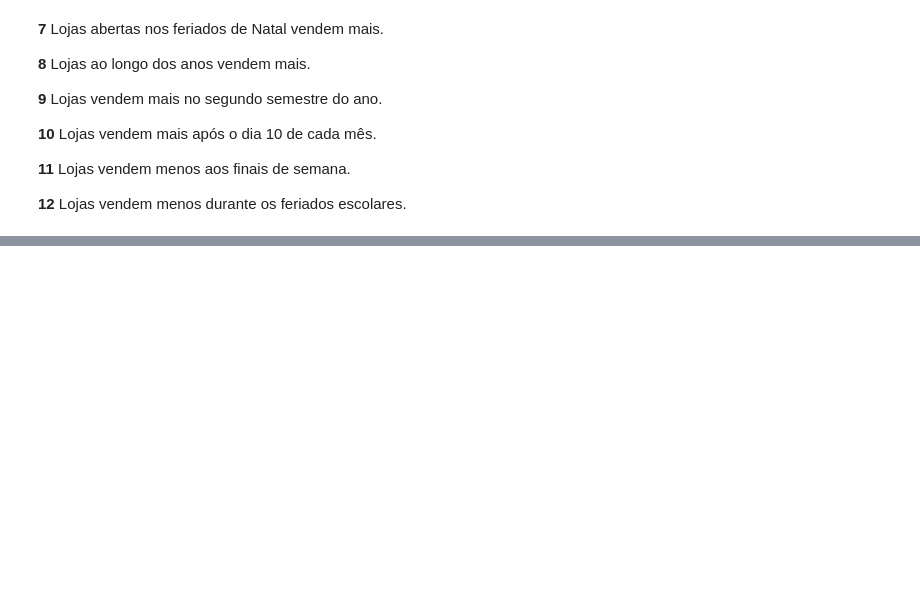
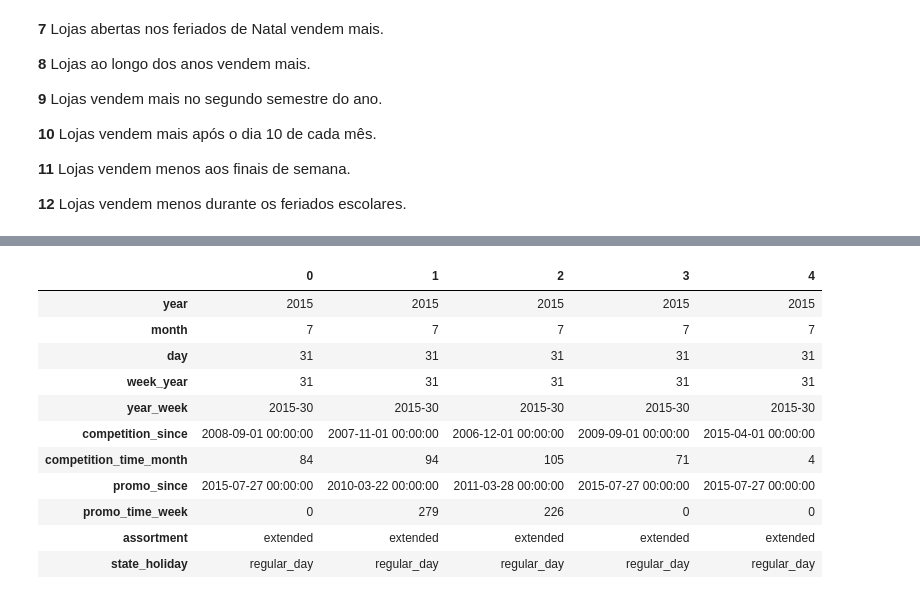
Before and after one commit to MarinaOnohara/Rossmann_Project, a Jupyter notebook: Notebooks/m03_v01_store_sales_prediction.ipynb, the cells around one changed output, grey strips where cells are left out. Saved outputs shown, nothing was run; the diff lists cells and outputs as text; code cells hidden in the pictures; blank space fills up the shorter version.

```diff
--- a/Notebooks/m03_v01_store_sales_prediction.ipynb
+++ b/Notebooks/m03_v01_store_sales_prediction.ipynb
@@ -422,0 +426,2 @@ image('c:/repos/Rossmann_Project/img/MindmapHypothesis.png')
+# %%
+df2 = df1.copy()
@@ -422,0 +504,15 @@ image('c:/repos/Rossmann_Project/img/MindmapHypothesis.png')
+# %%
+df2[['year', 'month','day','week_year','year_week', 'competition_since', 'competition_time_month','promo_since','promo_time_week','assortment','state_holiday']].head().T
+# %% [output]
+|  | 0 | 1 | 2 | 3 | 4 |
+| year | 2015 | 2015 | 2015 | 2015 | 2015 |
+| month | 7 | 7 | 7 | 7 | 7 |
+| day | 31 | 31 | 31 | 31 | 31 |
+| week_year | 31 | 31 | 31 | 31 | 31 |
+| year_week | 2015-30 | 2015-30 | 2015-30 | 2015-30 | 2015-30 |
+| competition_since | 2008-09-01 00:00:00 | 2007-11-01 00:00:00 | 2006-12-01 00:00:00 | 2009-09-01 00:00:00 | 2015-04-01 00:00:00 |
+| competition_time_month | 84 | 94 | 105 | 71 | 4 |
+| promo_since | 2015-07-27 00:00:00 | 2010-03-22 00:00:00 | 2011-03-28 00:00:00 | 2015-07-27 00:00:00 | 2015-07-27 00:00:00 |
+| promo_time_week | 0 | 279 | 226 | 0 | 0 |
+| assortment | extended | extended | extended | extended | extended |
+| state_holiday | regular_day | regular_day | regular_day | regular_day | regular_day |
```
Also changed, not shown: parts of 4 cells of this notebook.
